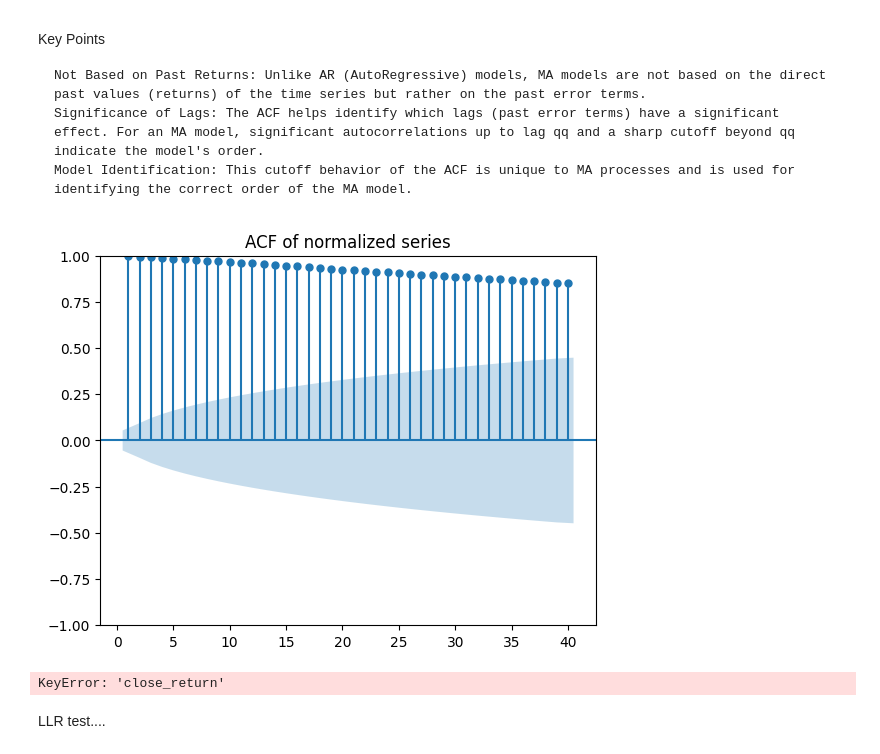
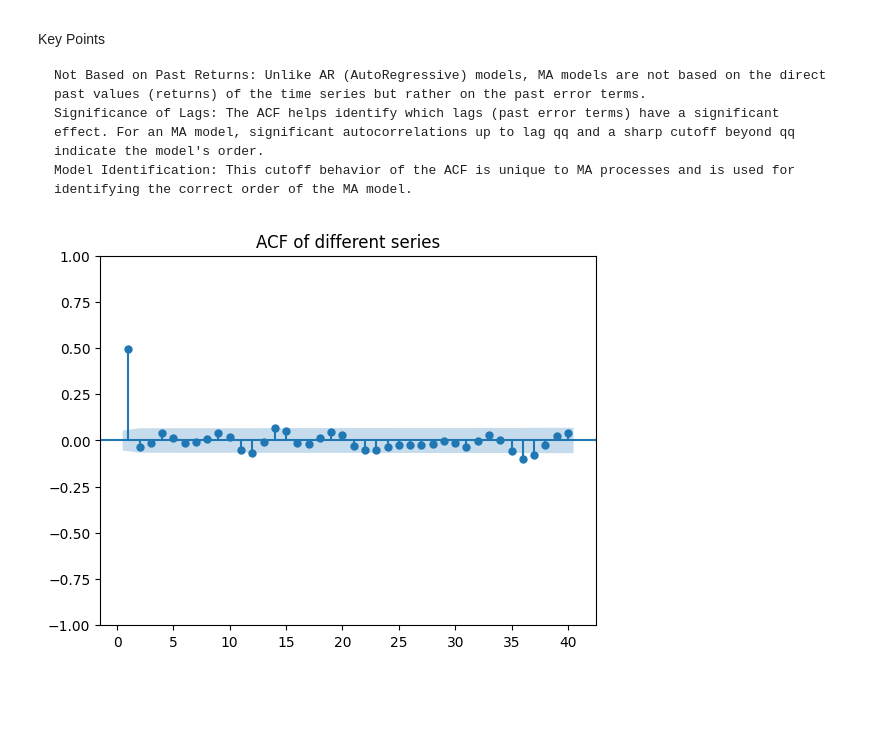
Before and after one commit to chutrunganh/Stock-Price-Prediction-Using-Time-Series, a Jupyter notebook: Code.ipynb, the cells around one changed output. Saved outputs shown, nothing was run; the diff lists cells and outputs as text; code cells hidden in the pictures; blank space fills up the shorter version.

Commit message:
Update MA model

```diff
--- a/Code.ipynb
+++ b/Code.ipynb
@@ -1075,16 +1075,8 @@ Key Points
     Significance of Lags: The ACF helps identify which lags (past error terms) have a significant effect. For an MA model, significant autocorrelations up to lag qq and a sharp cutoff beyond qq indicate the model's order.
     Model Identification: This cutoff behavior of the ACF is unique to MA processes and is used for identifying the correct order of the MA model.
 # %%
-plot_acf(df['normalized'], lags=40, zero=False)
-plt.title('ACF of normalized series')
+plot_acf(df[column_used], lags=40, zero=False)
+plt.title('ACF of different series')
 plt.show()
 # %% [output]
-[figure, old version]
+[figure, new version]
-# %%
-from statsmodels.tsa.arima.model import ARIMA
-
-model_ma = ARIMA(df_train['close_return'],order = (0,0,1))
-result_ma = model_ma.fit()
-result_ma.summary()
-# %% [output]
-KeyError: 'close_return'
@@ -1103,2 +1082,0 @@ result_ma3.summary()
-# %% [markdown]
-LLR test....
```
Also changed, not shown: parts of 7 cells of this notebook.
